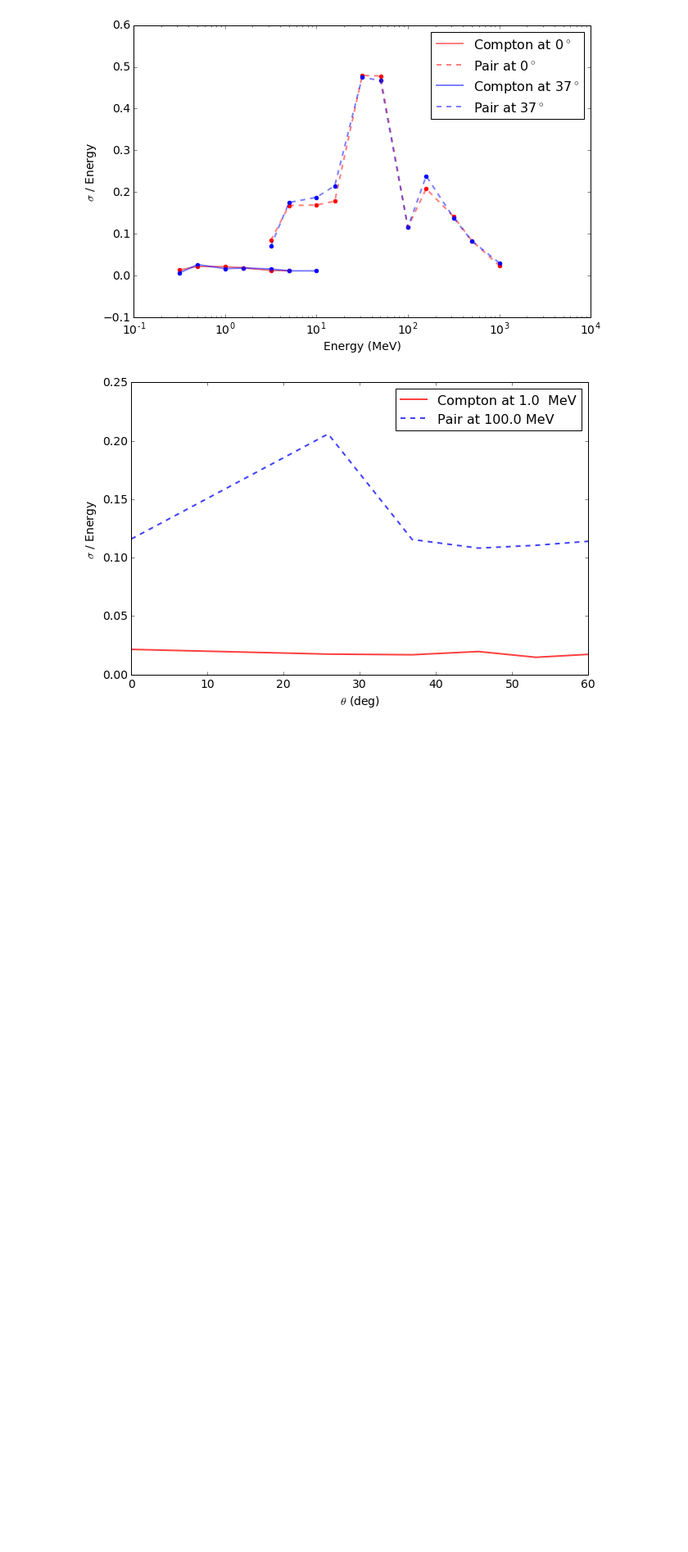
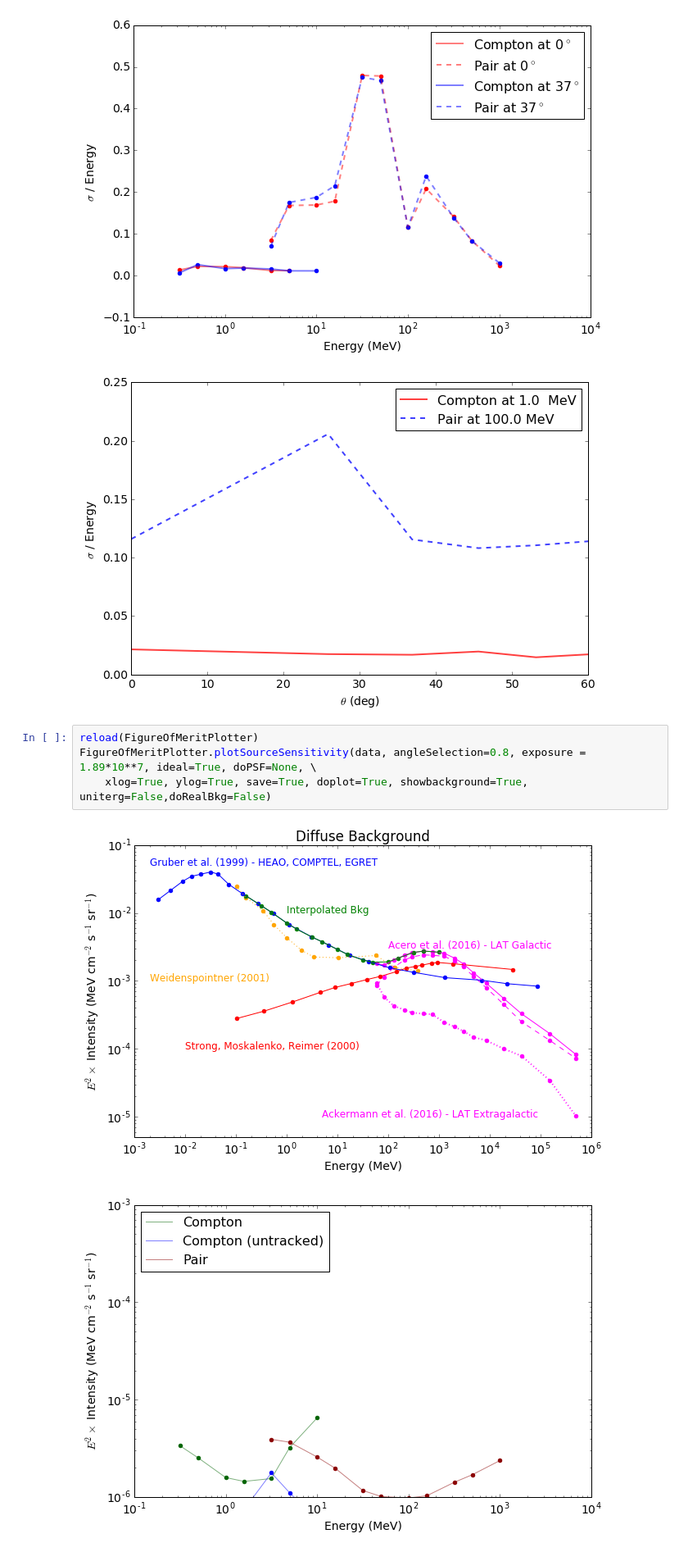
Before and after one commit to ComPair/python, a Jupyter notebook: Performance_plots.ipynb, the cells around one changed output. Shown: that part at 82% size. Saved outputs shown, nothing was run; the diff lists cells and outputs as text; blank space fills up the shorter version.

```diff
--- a/Performance_plots.ipynb
+++ b/Performance_plots.ipynb
@@ -68,3 +68,10 @@ FigureOfMeritPlotter.plotEnergyResolutionVsAngle(data,energySelections=[1,100],
 # %% [output]
 [figure]
 [figure]
+# %%
+reload(FigureOfMeritPlotter)
+FigureOfMeritPlotter.plotSourceSensitivity(data, angleSelection=0.8, exposure = 1.89*10**7, ideal=True, doPSF=None, \
+	xlog=True, ylog=True, save=True, doplot=True, showbackground=True, uniterg=False,doRealBkg=False)
+# %% [output]
+[figure, added]
+[figure, added]
```
Also changed, not shown: parts of 4 cells of this notebook.
